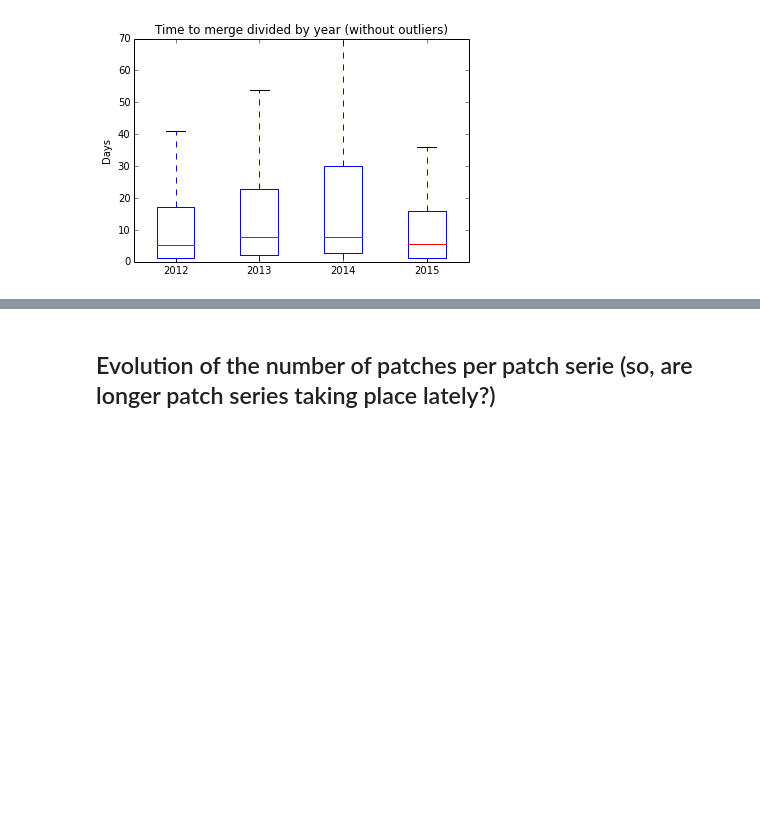
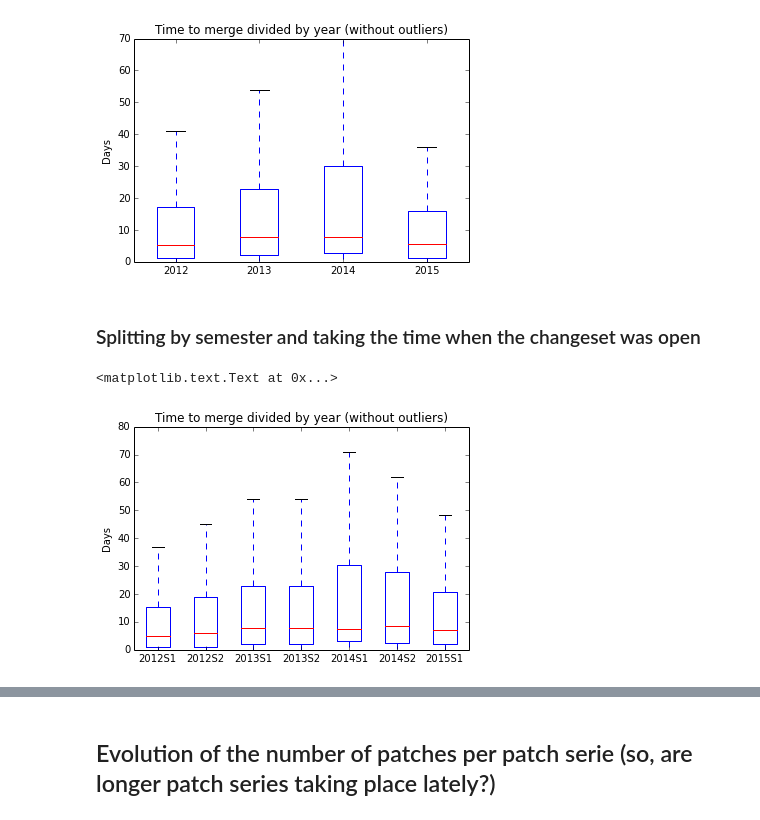
Before and after one commit to dicortazar/ipython-notebooks, a Jupyter notebook: projects/xen-analysis/Code-Review-Metrics.ipynb, the cells around one changed output, grey strips where cells are left out. Drawn from its saved outputs; the diff is of its cells as text; code cells hidden in the pictures; blank space fills up the shorter version.

```diff
--- a/projects/xen-analysis/Code-Review-Metrics.ipynb
+++ b/projects/xen-analysis/Code-Review-Metrics.ipynb
@@ -1173,3 +1173,35 @@ pylab.ylabel("Days")
 # %% [output]
 <matplotlib.text.Text at 0x...>
 [figure]
+# %% [markdown]
+### Splitting by semester and taking the time when the changeset was open
+# %%
+# Taking time2merge dataframe
+time2merge_2015_s1 = time2merge_df[time2merge_df["first_patch_date"] >= '2015-01-01']
+time2merge_2015_s1 = time2merge_2015_s1[time2merge_2015_s1["first_patch_date"] < '2015-07-01']
+
+time2merge_2014_s2 = time2merge_df[time2merge_df["first_patch_date"] >= '2014-07-01']
+time2merge_2014_s2 = time2merge_2014_s2[time2merge_2014_s2["first_patch_date"] < '2015-01-01']
+time2merge_2014_s1 = time2merge_df[time2merge_df["first_patch_date"] >= '2014-01-01']
+time2merge_2014_s1 = time2merge_2014_s1[time2merge_2014_s1["first_patch_date"] < '2014-07-01']
+
+time2merge_2013_s2 = time2merge_df[time2merge_df["first_patch_date"] >= '2013-01-01']
+time2merge_2013_s2 = time2merge_2013_s2[time2merge_2013_s2["first_patch_date"] < '2014-01-01']
+time2merge_2013_s1 = time2merge_df[time2merge_df["first_patch_date"] >= '2013-01-01']
+time2merge_2013_s1 = time2merge_2013_s1[time2merge_2013_s1["first_patch_date"] < '2014-01-01']
+
+time2merge_2012_s2 = time2merge_df[time2merge_df["first_patch_date"] >= '2012-07-01']
+time2merge_2012_s2 = time2merge_2012_s2[time2merge_2012_s2["first_patch_date"] < '2013-01-01']
+time2merge_2012_s1 = time2merge_df[time2merge_df["first_patch_date"] >= '2012-01-01']
+time2merge_2012_s1 = time2merge_2012_s1[time2merge_2012_s1["first_patch_date"] < '2012-07-01']
+
+
+data=[time2merge_2012_s1["time2merge_days"], time2merge_2012_s2["time2merge_days"], time2merge_2013_s1["time2merge_days"], time2merge_2013_s2["time2merge_days"], time2merge_2014_s1["time2merge_days"], time2merge_2014_s2["time2merge_days"], time2merge_2015_s1["time2merge_days"]]
+
+figure = pylab.boxplot(data, sym="")
+ticks = pylab.xticks([1, 2, 3, 4, 5, 6, 7], ['2012S1', '2012S2', '2013S1', '2013S2', '2014S1', '2014S2', '2015S1'])
+pylab.title("Time to merge divided by year (without outliers)")
+pylab.ylabel("Days")
+# %% [output]
+<matplotlib.text.Text at 0x...>
+[figure, added]
```
Also changed, not shown: parts of 22 cells of this notebook.
